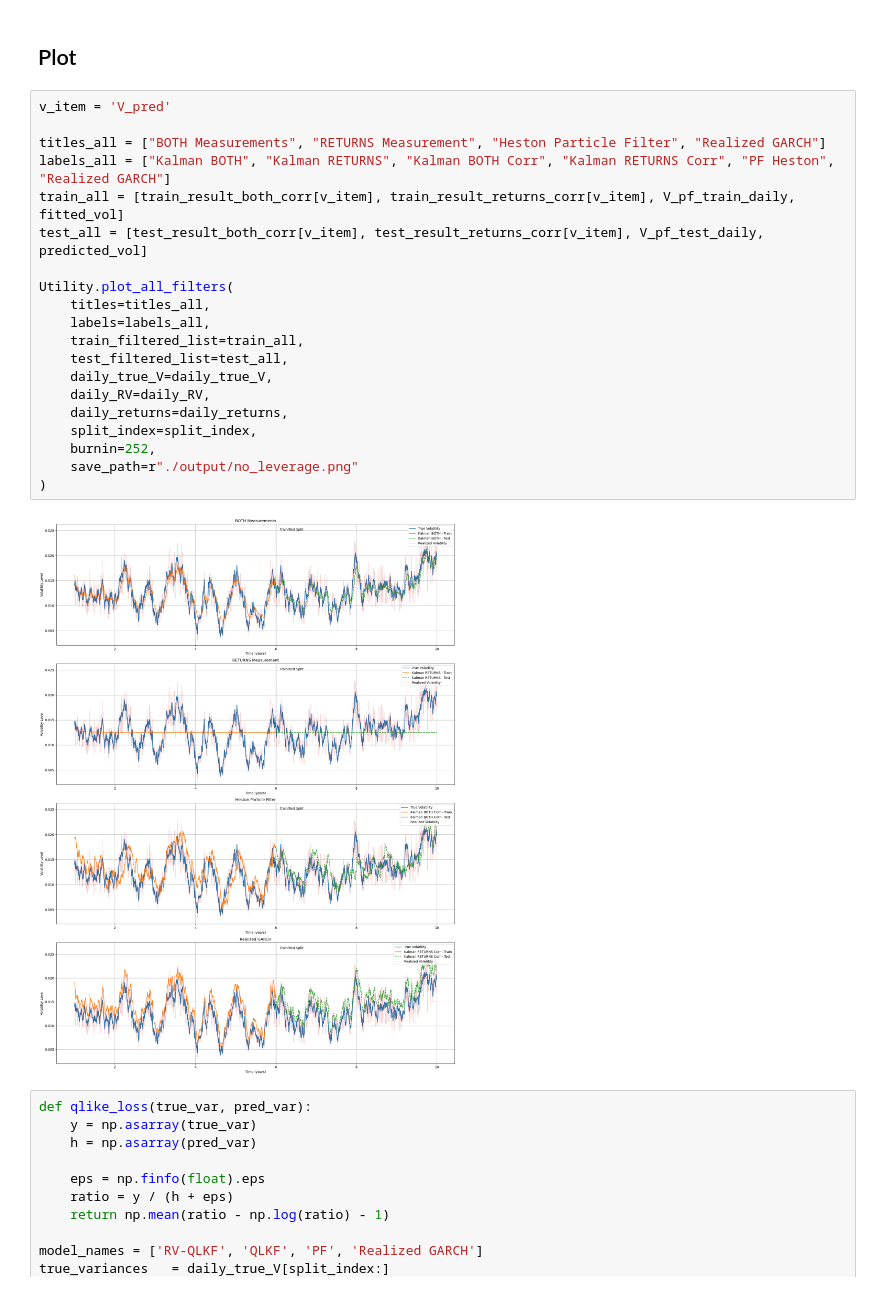
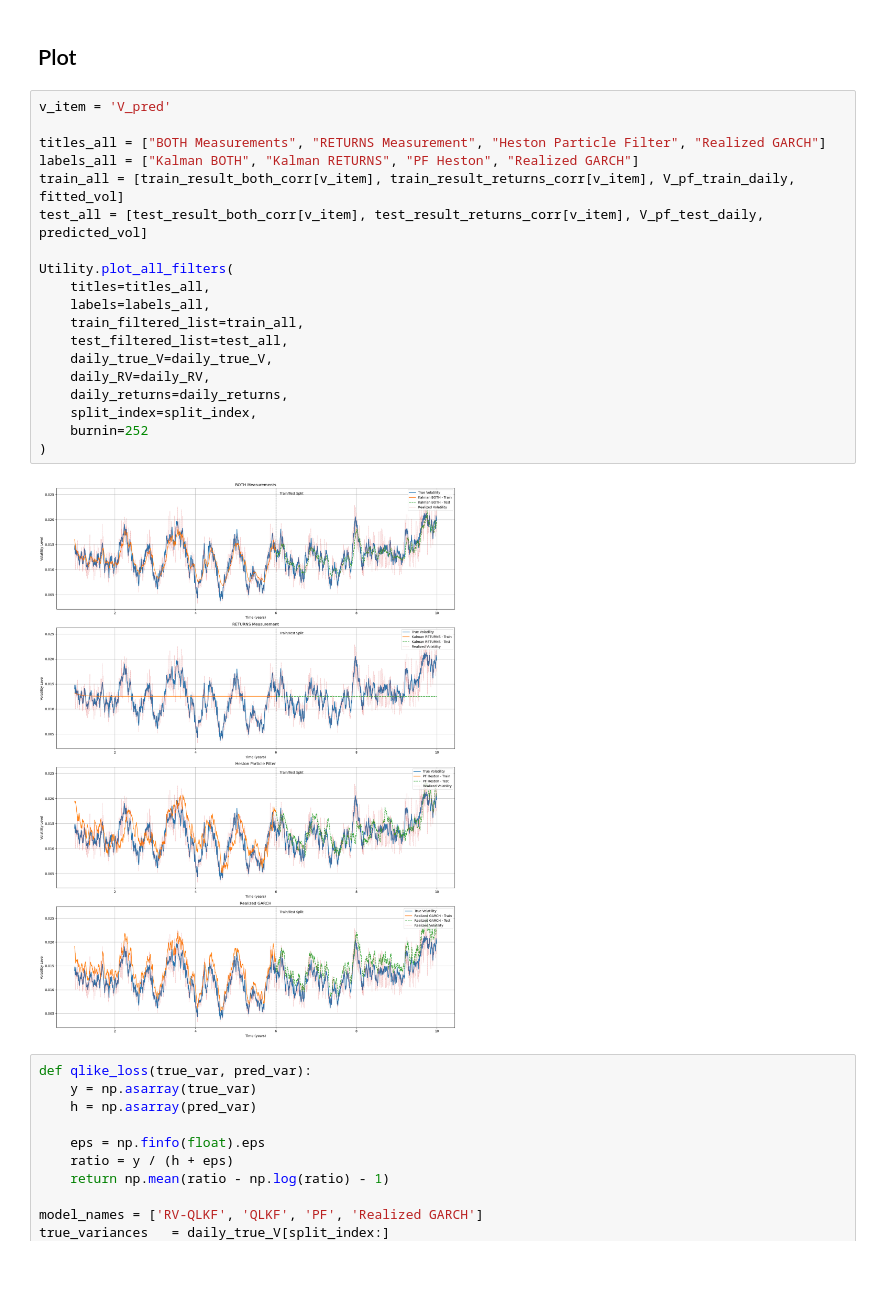
Before and after one commit to HyunminHong/Kalman-Heston-Filter, a Jupyter notebook: simulation_studies/Sim_noLeverage.ipynb, the cells around one changed output. Saved outputs shown, nothing was run; the diff lists cells and outputs as text.

```diff
--- a/simulation_studies/Sim_noLeverage.ipynb
+++ b/simulation_studies/Sim_noLeverage.ipynb
@@ -228,25 +228,24 @@ predicted_vol = model.predict(test_returns, test_RV)
 # %%
 v_item = 'V_pred'
 
 titles_all = ["BOTH Measurements", "RETURNS Measurement", "Heston Particle Filter", "Realized GARCH"]
-labels_all = ["Kalman BOTH", "Kalman RETURNS", "Kalman BOTH Corr", "Kalman RETURNS Corr", "PF Heston", "Realized GARCH"]
+labels_all = ["Kalman BOTH", "Kalman RETURNS", "PF Heston", "Realized GARCH"]
 train_all = [train_result_both_corr[v_item], train_result_returns_corr[v_item], V_pf_train_daily, fitted_vol]
 test_all = [test_result_both_corr[v_item], test_result_returns_corr[v_item], V_pf_test_daily, predicted_vol]
 
 Utility.plot_all_filters(
     titles=titles_all,
     labels=labels_all,
     train_filtered_list=train_all,
     test_filtered_list=test_all,
     daily_true_V=daily_true_V,
     daily_RV=daily_RV,
     daily_returns=daily_returns,
     split_index=split_index,
-    burnin=252,
-    save_path=r"./output/no_leverage.png"
+    burnin=252
 )
 # %% [output]
-[figure, old version]
+[figure, new version]
 # %%
 def qlike_loss(true_var, pred_var):
     y = np.asarray(true_var)
```
Also changed, not shown: 1 other file.
